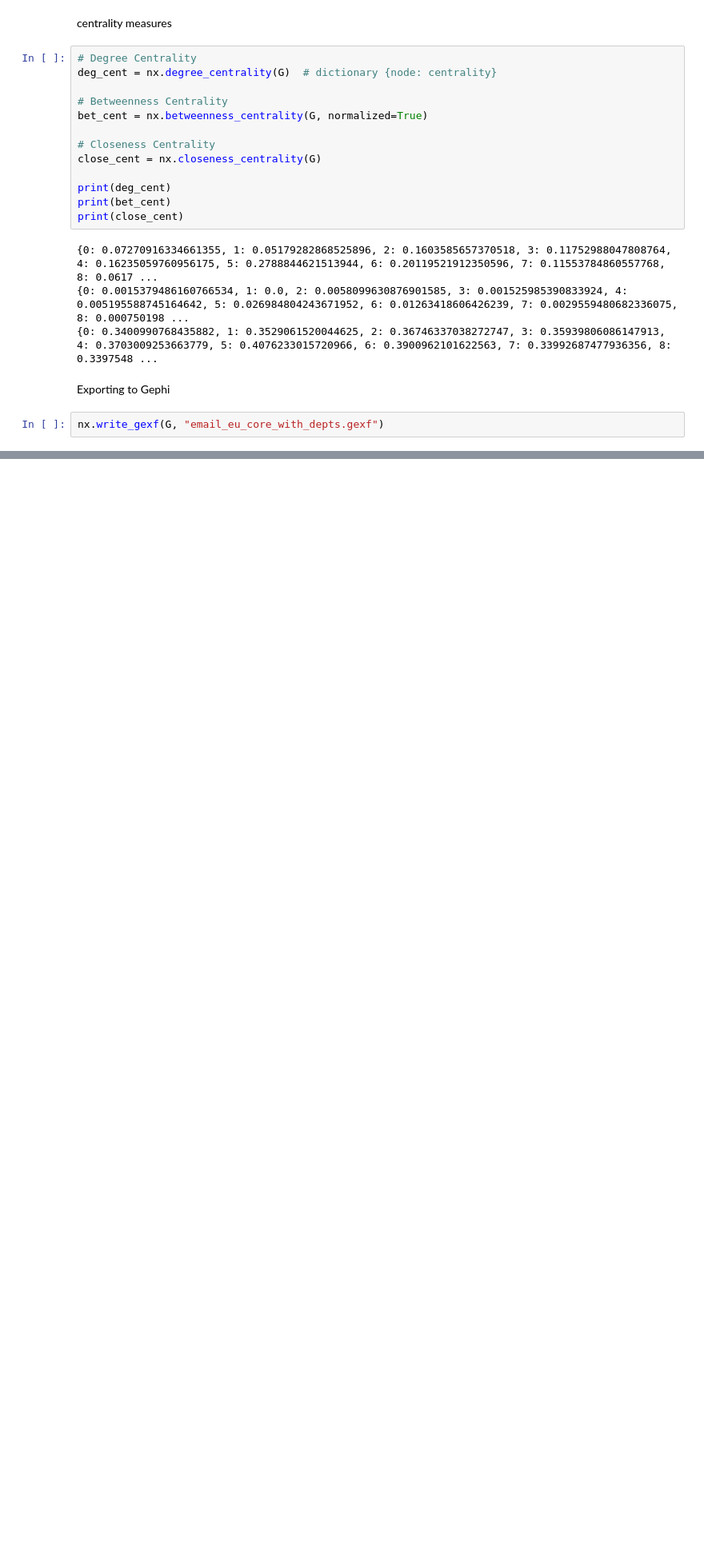
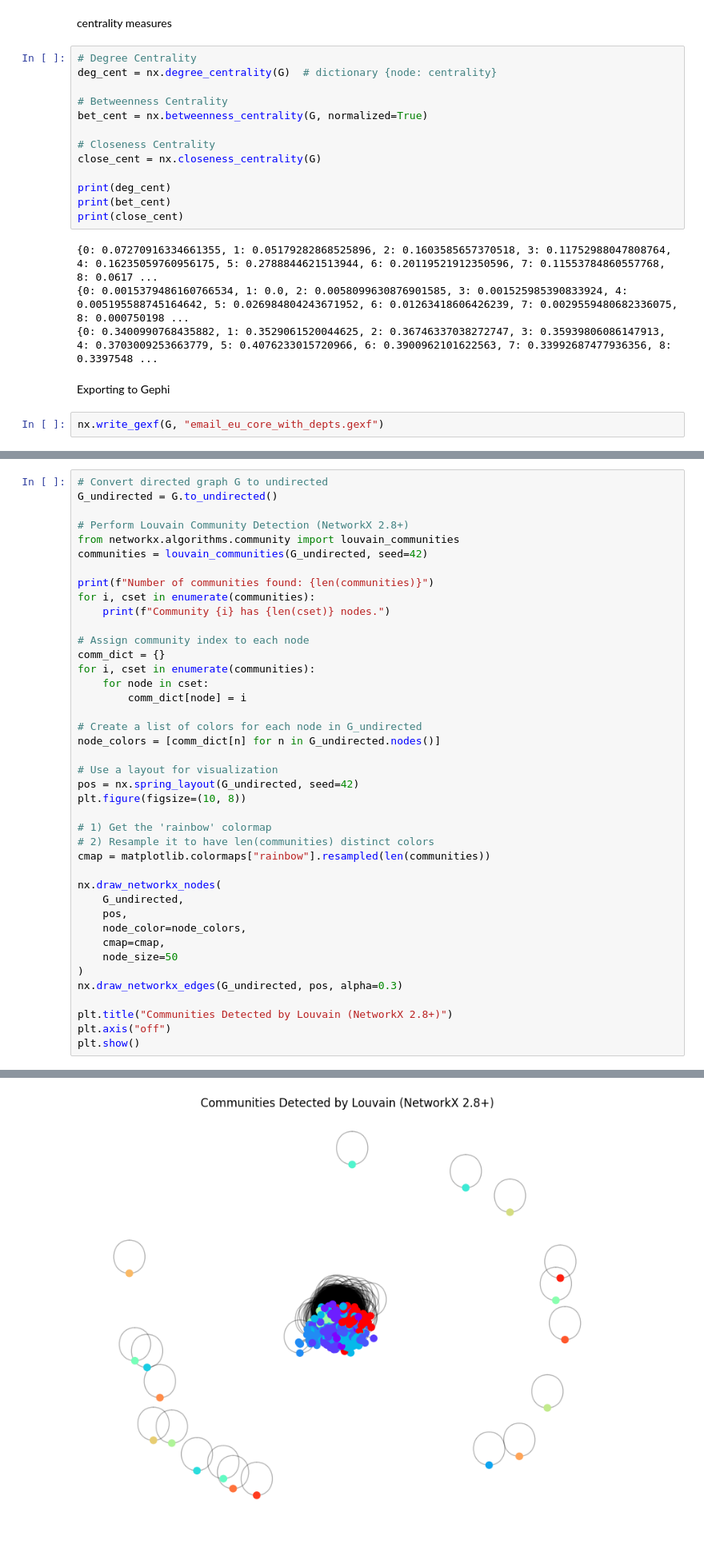
Before and after one commit to jn-gr/DMNS_TASK1, a Jupyter notebook: analysis.ipynb, the cells around one changed output, grey strips where cells are left out. Shown: that part at 80% size. Drawn from its saved outputs; the diff is of its cells as text; blank space fills up the shorter version.

Commit message:
Implemented community detection algorithm

```diff
--- a/analysis.ipynb
+++ b/analysis.ipynb
@@ -93,0 +178,42 @@ nx.write_gexf(G, "email_eu_core_with_depts.gexf")
+# %%
+# Convert directed graph G to undirected
+G_undirected = G.to_undirected()
+
+# Perform Louvain Community Detection (NetworkX 2.8+)
+from networkx.algorithms.community import louvain_communities
+communities = louvain_communities(G_undirected, seed=42)
+
+print(f"Number of communities found: {len(communities)}")
+for i, cset in enumerate(communities):
+    print(f"Community {i} has {len(cset)} nodes.")
+
+# Assign community index to each node
+comm_dict = {}
+for i, cset in enumerate(communities):
+    for node in cset:
+        comm_dict[node] = i
+
+# Create a list of colors for each node in G_undirected
+node_colors = [comm_dict[n] for n in G_undirected.nodes()]
+
+# Use a layout for visualization
+pos = nx.spring_layout(G_undirected, seed=42)
+plt.figure(figsize=(10, 8))
+
+# 1) Get the 'rainbow' colormap
+# 2) Resample it to have len(communities) distinct colors
+cmap = matplotlib.colormaps["rainbow"].resampled(len(communities))
+
+nx.draw_networkx_nodes(
+    G_undirected,
+    pos,
+    node_color=node_colors,
+    cmap=cmap,
+    node_size=50
+)
+nx.draw_networkx_edges(G_undirected, pos, alpha=0.3)
+
+plt.title("Communities Detected by Louvain (NetworkX 2.8+)")
+plt.axis("off")
+plt.show()
+# %% [output]
@@ -93,0 +237 @@ nx.write_gexf(G, "email_eu_core_with_depts.gexf")
+[figure, added]
```
Also changed, not shown: parts of 6 cells of this notebook, 1 other file.
